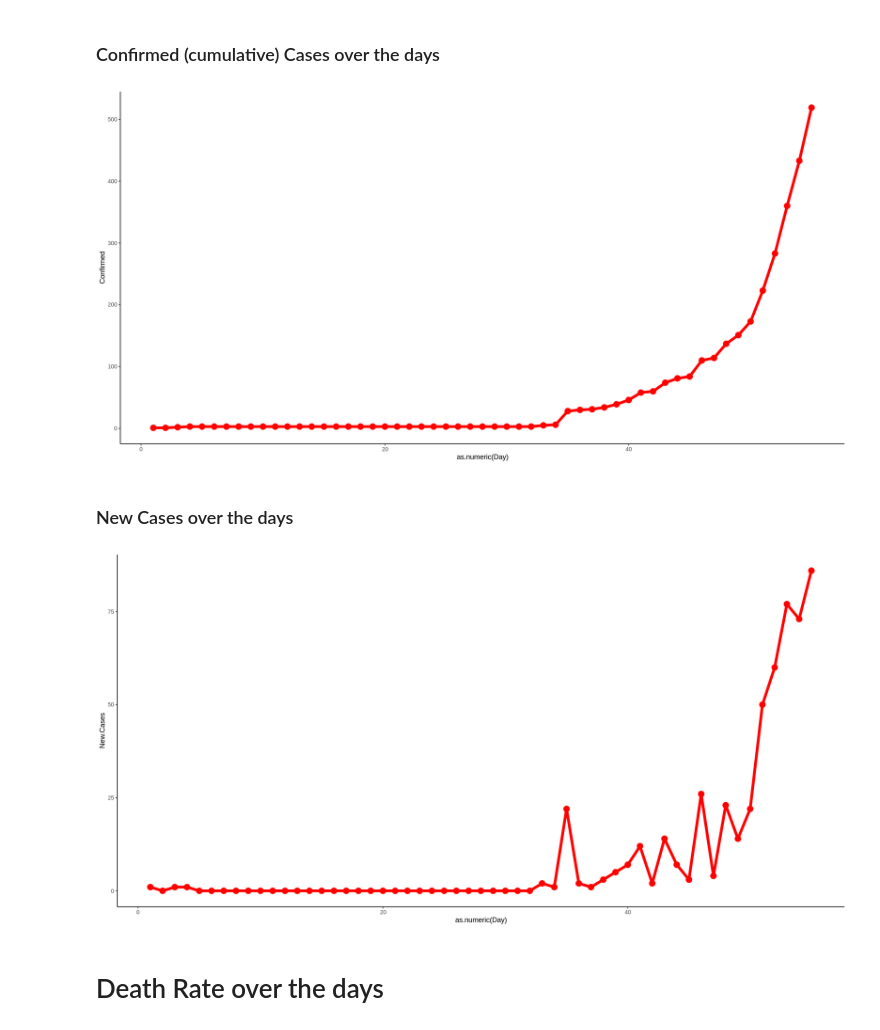
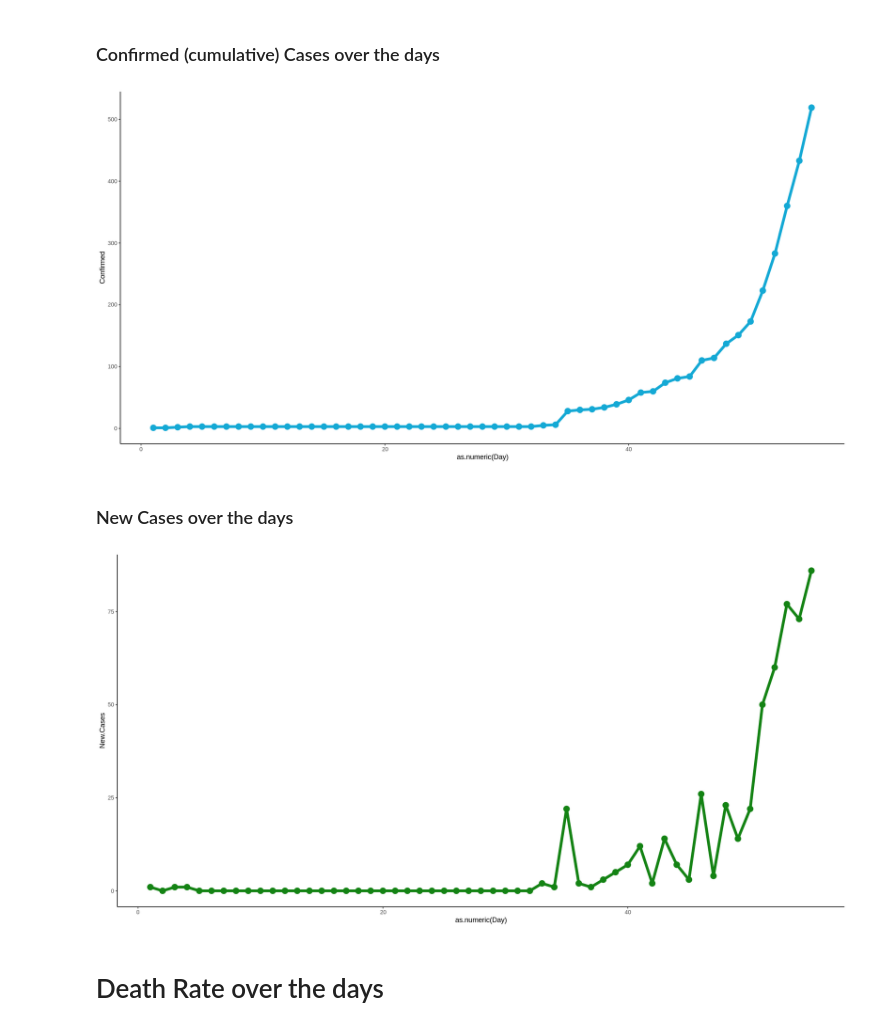
Before and after one commit to ravi-prakash1907/COVID-19-India, a Jupyter notebook: india-today/Understand India.ipynb, the cells around one changed output. Saved outputs shown, nothing was run; the diff lists cells and outputs as text; code cells hidden in the pictures.

Commit message:
Updating primary visualizers

```diff
--- a/india-today/Understand India.ipynb
+++ b/india-today/Understand India.ipynb
@@ -41,22 +41,22 @@ options(repr.plot.width=16, repr.plot.height=8)
 ### Confirmed (cumulative) Cases over the days
 # %%
 ggplot(india, aes(x=as.numeric(Day), y=Confirmed)) +
-    geom_line(color = "red", size=2) +
+    geom_line(color = "#14a9d5", size=2) +
     geom_point(color = "#ffffff", size=3) +
-    geom_point(color = "red", size=4)+
+    geom_point(color = "#14a9d5", size=4)+
     theme_classic()
 # %% [output]
-[figure, old version]
+[figure, new version]
 # %% [markdown]
 ### New Cases over the days
 # %%
 ggplot(india, aes(x=as.numeric(Day), y=New.Cases)) +
-    geom_line(color = "red", size=2) +
+    geom_line(color = "#148314", size=2) +
     geom_point(color = "#ffffff", size=3) +
-    geom_point(color = "red", size=4)+
+    geom_point(color = "#148314", size=4)+
     theme_classic()
 # %% [output]
-[figure, old version]
+[figure, new version]
 # %% [markdown]
 # Death Rate over the days
 # %%
```
Also changed, not shown: parts of 18 cells of this notebook.
